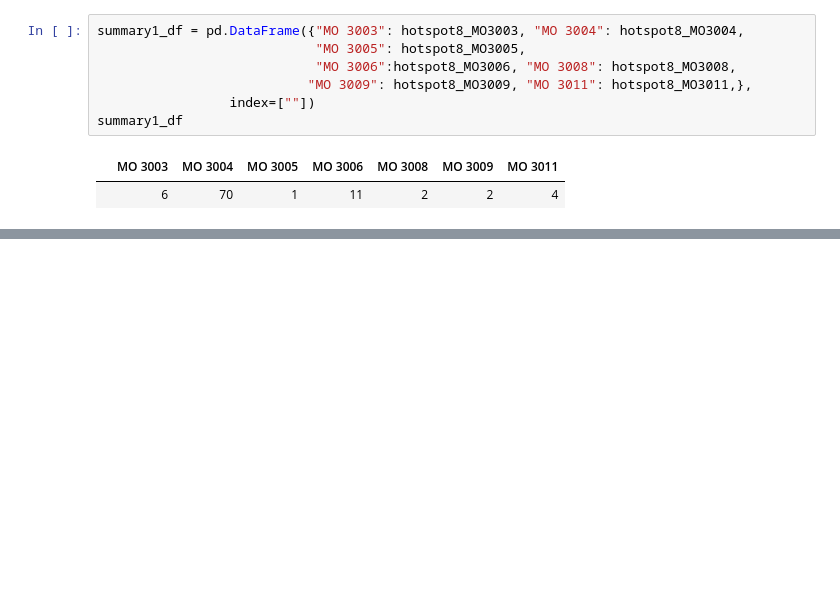
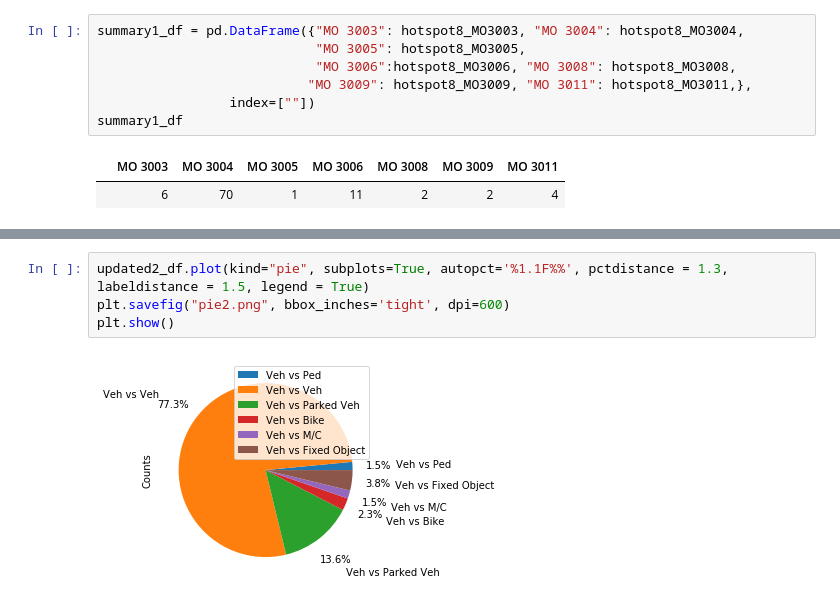
Before and after one commit to StephenCYang/Group_Project_1, a Jupyter notebook: MO Codes and Collisions/MO Codes and Time Occurrence .ipynb, the cells around one changed output, grey strips where cells are left out. Drawn from its saved outputs; the diff is of its cells as text; blank space fills up the shorter version.

```diff
--- a/MO Codes and Collisions/MO Codes and Time Occurrence .ipynb
+++ b/MO Codes and Collisions/MO Codes and Time Occurrence .ipynb
@@ -630,0 +513,6 @@ plt.scatter(clean_df[''],scatter_df['Tumor Volume (mm3)'])
+# %%
+updated2_df.plot(kind="pie", subplots=True, autopct='%1.1F%%', pctdistance = 1.3, labeldistance = 1.5, legend = True)
+plt.savefig("pie2.png", bbox_inches='tight', dpi=600)
+plt.show()
+# %% [output]
+[figure, added]
```
Also changed, not shown: parts of 50 cells of this notebook, 21 other files.
